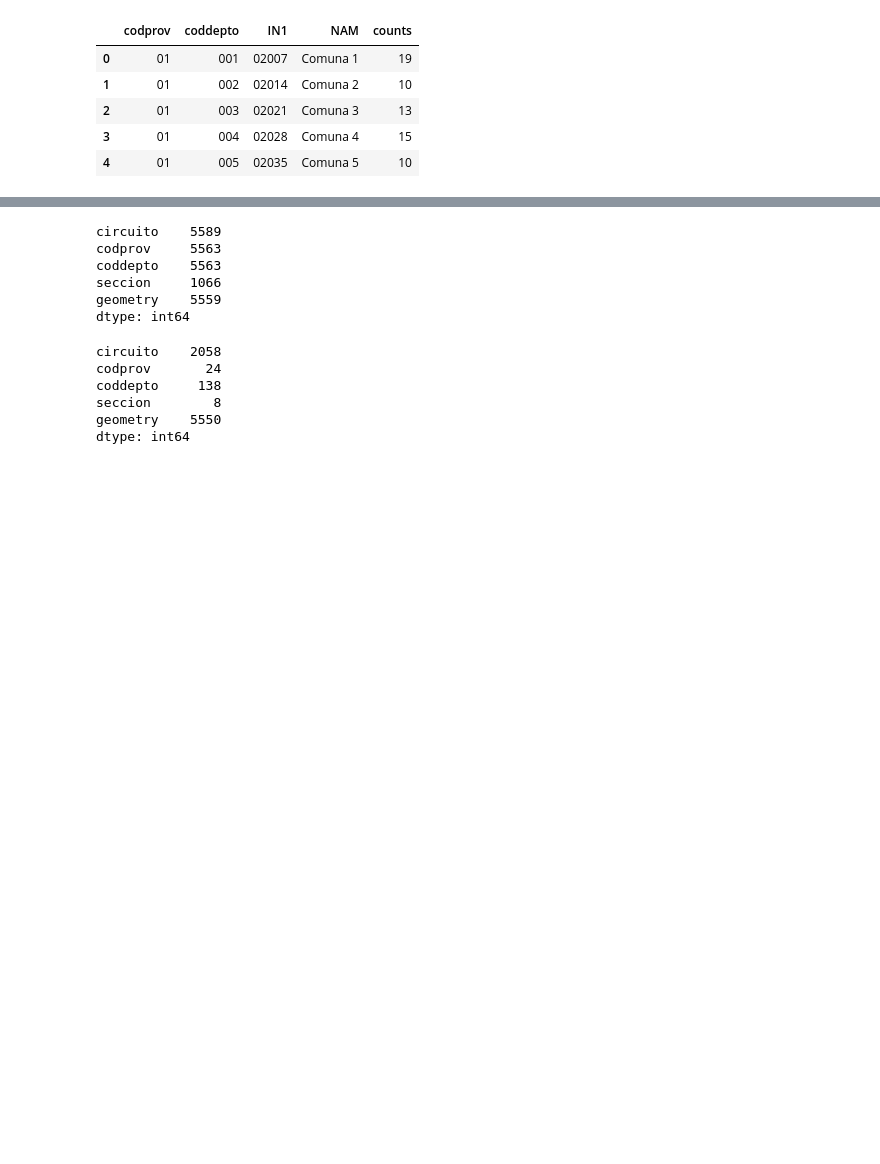
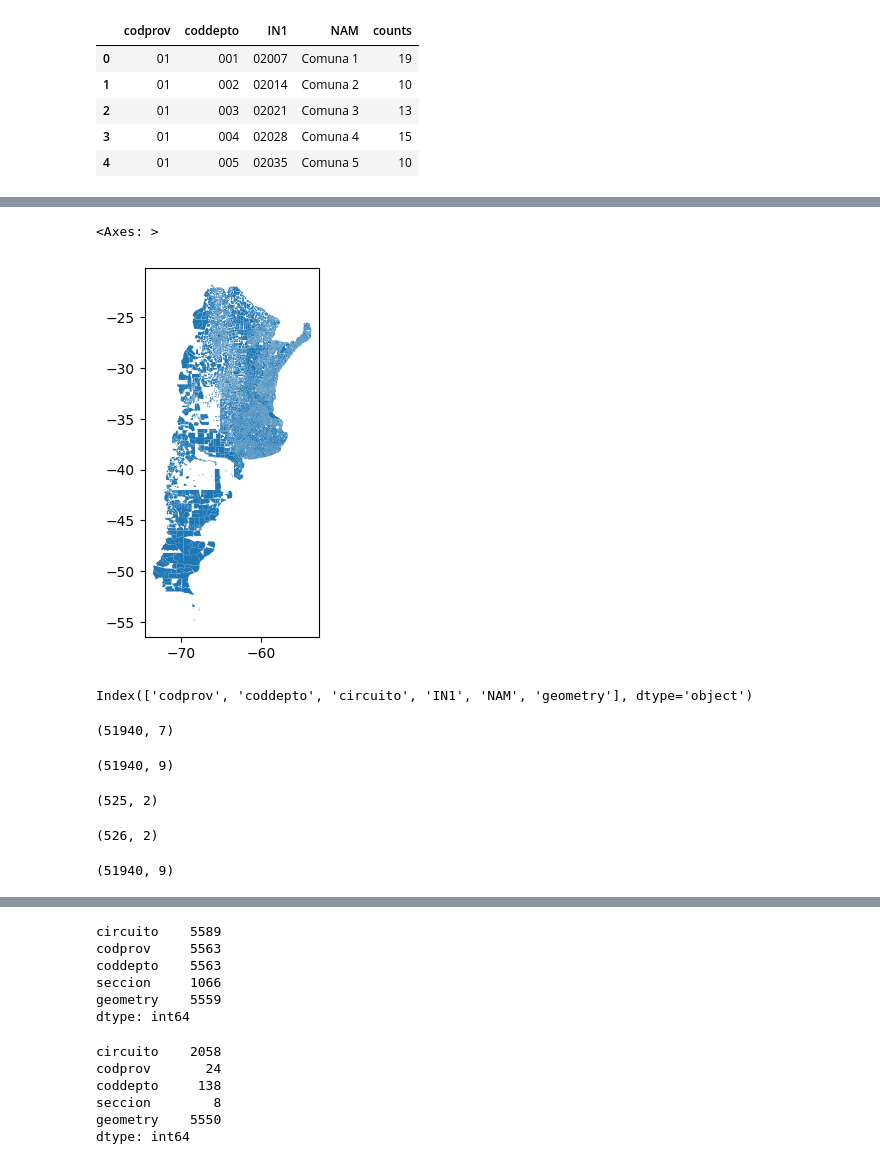
Before and after one commit to matuteiglesias/CNE-INDEC-georef, a Jupyter notebook: 02b - Interseccion espacial de Radios Censales a Circuitos CNE.ipynb, the cells around one changed output, grey strips where cells are left out. Saved outputs shown, nothing was run; the diff lists cells and outputs as text; code cells hidden in the pictures; blank space fills up the shorter version.

```diff
--- a/02b - Interseccion espacial de Radios Censales a Circuitos CNE.ipynb
+++ b/02b - Interseccion espacial de Radios Censales a Circuitos CNE.ipynb
@@ -209,0 +370,39 @@ ref.head(5)
+# %%
+
+# Adjust CRS to match (if needed)
+circs_dpto_IGN = circs_dpto_IGN.to_crs(radios_dpto_IGN.crs)
+
+# Get unique values of 'IN1' and 'NAM' in both GeoDataFrames
+unique_in1_nam_censo = radios_dpto_IGN[['IN1', 'NAM']].drop_duplicates()
+unique_in1_nam_circs = circs_dpto_IGN[['IN1', 'NAM']].drop_duplicates()
+
+# Iterate over unique values and perform the curated overlay for each combination
+results = []
+
+# for in1_prov in circs_dpto_IGN['IN1'].str[:2].unique()[:3]:
+    # print(in1_prov)
+for _, row in unique_in1_nam_censo.iterrows():
+    # in1_prov = row['IN1'].str[:2]
+    in1_val = row['IN1']
+    nam_val = row['NAM']
+    print(in1_val, nam_val)
+
+    # Select radios with the current IN1 and NAM values
+    # radios_selection = radios_dpto_IGN[radios_dpto_IGN['IN1'].str[:2]  == in1_prov]
+    radios_selection = radios_dpto_IGN[
+        (radios_dpto_IGN['IN1'] == in1_val) & (radios_dpto_IGN['NAM'] == nam_val)
+    ]
+
+    # Select circuits with the current IN1 and NAM values
+    # circuits_selection = circs_dpto_IGN[circs_dpto_IGN['IN1'].str[:2] == in1_prov]
+    circuits_selection = circs_dpto_IGN[
+        (circs_dpto_IGN['IN1'] == in1_val) & (circs_dpto_IGN['NAM'] == nam_val)
+    ]
+
+    # Perform curated overlay for the selected radios and circuits
+    result = curated_overlay(radios_selection, circuits_selection, low_index=['PROV_', 'DEPTO_', 'COD_2010'], high_index=['codprov', 'coddepto', 'circuito'])
+
+    # Do something with the 'result' GeoDataFrame (e.g., save it, process it, etc.)
+    results += [result]
+
+results = pd.concat(results)
@@ -209,0 +427,29 @@ ref.head(5)
+# %%
+results.plot()
+# %% [output]
+<Axes: >
+[figure, added]
+# %%
+censo10_IGN_ref.columns
+# %% [output]
+Index(['codprov', 'coddepto', 'circuito', 'IN1', 'NAM', 'geometry'], dtype='object')
+# %%
+results.shape
+# %% [output]
+(51940, 7)
+# %%
+results.merge(censo10_IGN_ref[['PROV_', 'DEPTO_', 'IN1', 'NAM']].drop_duplicates()).shape
+# %% [output]
+(51940, 9)
+# %%
+results[['PROV_', 'DEPTO_']].drop_duplicates().shape
+# %% [output]
+(525, 2)
+# %%
+results[['codprov', 'coddepto']].drop_duplicates().shape
+# %% [output]
+(526, 2)
+# %%
+results.merge(ref[['codprov', 'coddepto', 'IN1', 'NAM']].drop_duplicates()).shape
+# %% [output]
+(51940, 9)
```
Also changed, not shown: parts of 50 cells of this notebook, 7 other files.
